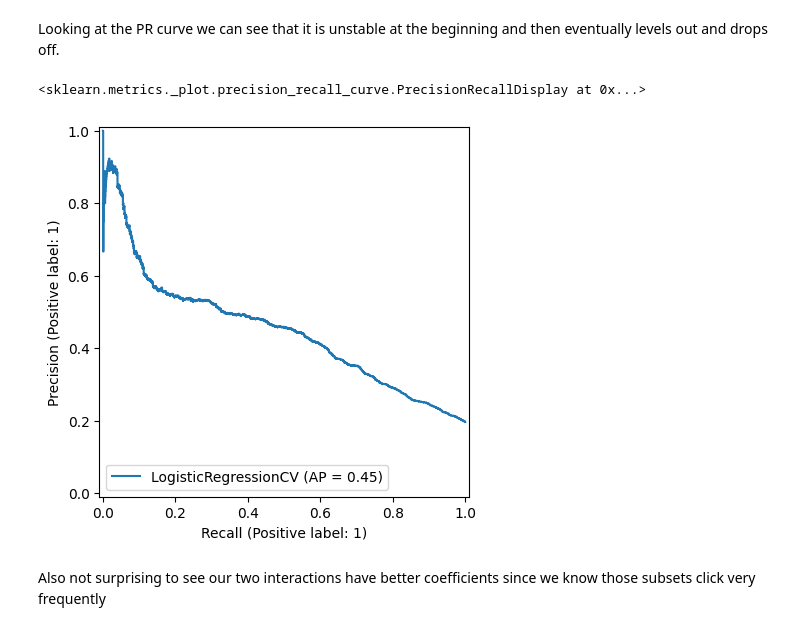
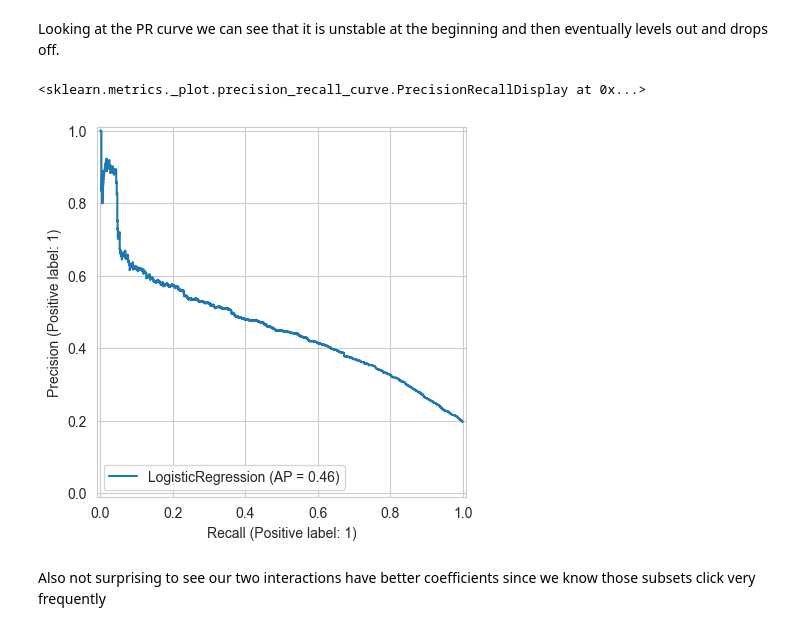
Before and after one commit to bgilliland/credible_takehome, a Jupyter notebook: email_click_model.ipynb, the cells around one changed output. Drawn from its saved outputs; the diff is of its cells as text; code cells hidden in the pictures.

```diff
--- a/email_click_model.ipynb
+++ b/email_click_model.ipynb
@@ -262,13 +405,17 @@ X_train_lin.head()
 # Transform our validation set and filter to relevant features
 X_val_lin = X_val.copy()
 
-X_val_lin["Total_Past_Communications"] = imputer.transform(X_val_lin[["Total_Past_Communications"]]).round()
-X_val_lin["Hotness1_4_CampType1_3"] = (((X_val_lin["Subject_Hotness_Score"] < 1) | (X_val_lin["Subject_Hotness_Score"] >= 4)) & (X_val_lin["Email_Campaign_Type"] != 2)).astype(int)
-X_val_lin["Word_Count400"] = (X_val_lin["Word_Count"] < 400).astype(int)
-X_val_lin["PastComm0_40"] = (((X_val_lin["Total_Past_Communications"] >= 40) | (X_val_lin["Total_Past_Communications"] == 0))).astype(int)
-X_val_lin["Source1_PastComm50_Type1"] = ((X_val_lin["Email_Source_Type"] == 1) & (X_val_lin["Total_Past_Communications"] >= 50) & (X_val_lin["Email_Type"] == 1)).astype(int)
-X_val_lin["CampType3_PastComm30_WordCount400"] = ((X_val_lin["Email_Campaign_Type"] == 3) & ((X_val_lin["Total_Past_Communications"] >= 30) | (X_val_lin["Word_Count"] < 400))).astype(int)
+# X_val_lin["Total_Past_Communications"] = imputer.transform(X_val_lin[["Total_Past_Communications"]]).round()
+# X_val_lin["Hotness1_4_CampType1_3"] = (((X_val_lin["Subject_Hotness_Score"] < 1) | (X_val_lin["Subject_Hotness_Score"] >= 4)) & (X_val_lin["Email_Campaign_Type"] != 2)).astype(int)
+# X_val_lin["Word_Count400"] = (X_val_lin["Word_Count"] < 400).astype(int)
+# X_val_lin["PastComm0_40"] = (((X_val_lin["Total_Past_Communications"] >= 40) | (X_val_lin["Total_Past_Communications"] == 0))).astype(int)
+# X_val_lin["Source1_PastComm50_Type1"] = ((X_val_lin["Email_Source_Type"] == 1) & (X_val_lin["Total_Past_Communications"] >= 50) & (X_val_lin["Email_Type"] == 1)).astype(int)
+# X_val_lin["CampType3_PastComm30_WordCount400"] = ((X_val_lin["Email_Campaign_Type"] == 3) & ((X_val_lin["Total_Past_Communications"] >= 30) | (X_val_lin["Word_Count"] < 400))).astype(int)
 
 X_val_lin = preprocessor.transform(X_val_lin)
-X_val_lin = X_val_lin[features]
+X_val_lin.columns = X_val_lin.columns.str.split('__').str[-1]
+X_val_lin = poly_preprocess.transform(X_val_lin)
+X_val_lin.columns = X_val_lin.columns.str.split('__').str[-1]
+X_val_lin = X_val_lin[features["Feature"]]
+
 X_val_lin.head()
@@ -306,3 +446,28 @@ from sklearn.metrics import classification_report
 from sklearn.metrics import PrecisionRecallDisplay
 
 k_fold = StratifiedKFold(n_splits=5,shuffle=True,random_state=seed)
+# %%
+param_grid = {
+    'C': np.logspace(-4, 4, 10),  # Regularization strength from 1e-4 to 1e4
+    'penalty': ['l1', 'l2', 'elasticnet'],  # Different types of penalties
+    'solver': ['liblinear', 'saga'],  # 'liblinear' for l1/l2, 'saga' for all penalties
+    'class_weight': ['balanced'],  # Handle class imbalance
+    'l1_ratio': [0.1, 0.5, 0.9]  # Only relevant for 'elasticnet'
+}
+
+# log_reg = lo(cv = k_fold, random_state=seed, scoring='f1', class_weight='balanced', n_jobs=-1,
+#                                Cs=np.logspace(-4, 4, 10),
+#                                penalty=['l1','l2'],
+#                                solver=['liblinear','saga'],
+#                                max_iter=5000)
+log_reg = LogisticRegression(max_iter=5000,n_jobs=-1, random_state=seed)
+
+lr_grid = GridSearchCV(
+    estimator=log_reg,
+    param_grid=param_grid,
+    scoring='f1',
+    cv=k_fold,  # 5-fold cross-validation
+    n_jobs=-1,
+    verbose=1
+)
+lr_grid.fit(X_train_lin,y_train)
@@ -332,9 +533,9 @@ weighted avg       0.80      0.74      0.76      6835
 # %% [markdown]
 Looking at the PR curve we can see that it is unstable at the beginning and then eventually levels out and drops off.
 # %%
-PrecisionRecallDisplay.from_estimator(log_reg,X_val_lin,y_val)
+PrecisionRecallDisplay.from_estimator(lr_grid.best_estimator_,X_val_lin,y_val)
 # %% [output]
 <sklearn.metrics._plot.precision_recall_curve.PrecisionRecallDisplay at 0x...>
-[figure, old version]
+[figure, new version]
 # %% [markdown]
 Also not surprising to see our two interactions have better coefficients since we know those subsets click very frequently
```
Also changed, not shown: parts of 53 cells of this notebook, 4 other files.
